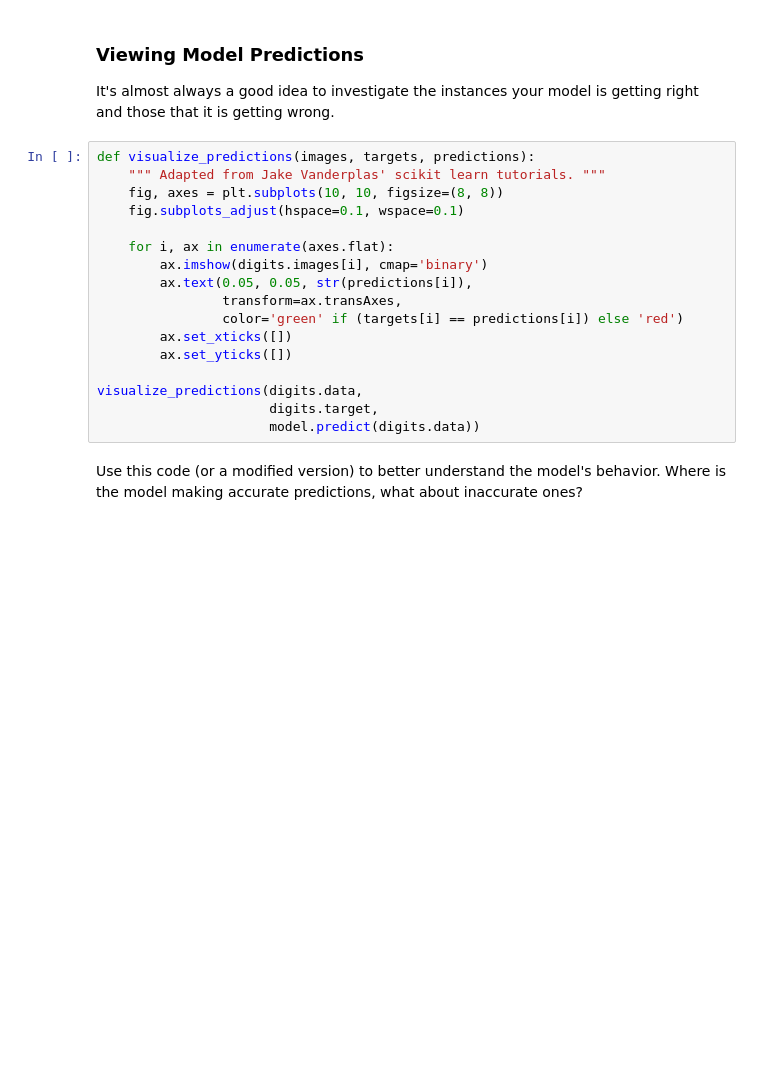
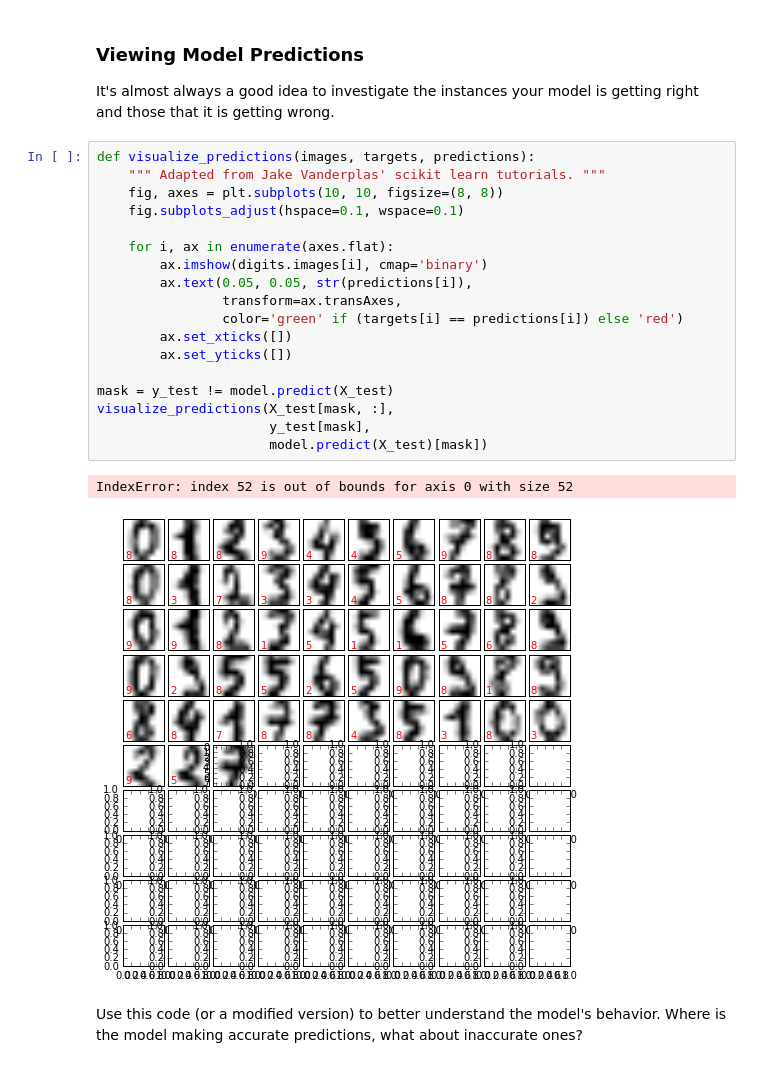
Before and after one commit to paulruvolo/DataScience16, a Jupyter notebook: inclass/day03/machine_learning_basics.ipynb, the cells around one changed output. Saved outputs shown, nothing was run; the diff lists cells and outputs as text; blank space fills up the shorter version.

```diff
--- a/inclass/day03/machine_learning_basics.ipynb
+++ b/inclass/day03/machine_learning_basics.ipynb
@@ -151,20 +200,24 @@ It's almost always a good idea to investigate the instances your model is gettin
 # %%
 def visualize_predictions(images, targets, predictions):
     """ Adapted from Jake Vanderplas' scikit learn tutorials. """
     fig, axes = plt.subplots(10, 10, figsize=(8, 8))
     fig.subplots_adjust(hspace=0.1, wspace=0.1)
 
     for i, ax in enumerate(axes.flat):
         ax.imshow(digits.images[i], cmap='binary')
         ax.text(0.05, 0.05, str(predictions[i]),
                 transform=ax.transAxes,
                 color='green' if (targets[i] == predictions[i]) else 'red')
         ax.set_xticks([])
         ax.set_yticks([])
 
-visualize_predictions(digits.data,
-                      digits.target,
-                      model.predict(digits.data))
+mask = y_test != model.predict(X_test)
+visualize_predictions(X_test[mask, :],
+                      y_test[mask],
+                      model.predict(X_test)[mask])
+# %% [output]
+IndexError: index 52 is out of bounds for axis 0 with size 52
+[figure, added]
 # %% [markdown]
 Use this code (or a modified version) to better understand the model's behavior.  Where is the model making accurate predictions, what about inaccurate ones?
 # %% [markdown]
```
Also changed, not shown: parts of 8 cells of this notebook.
